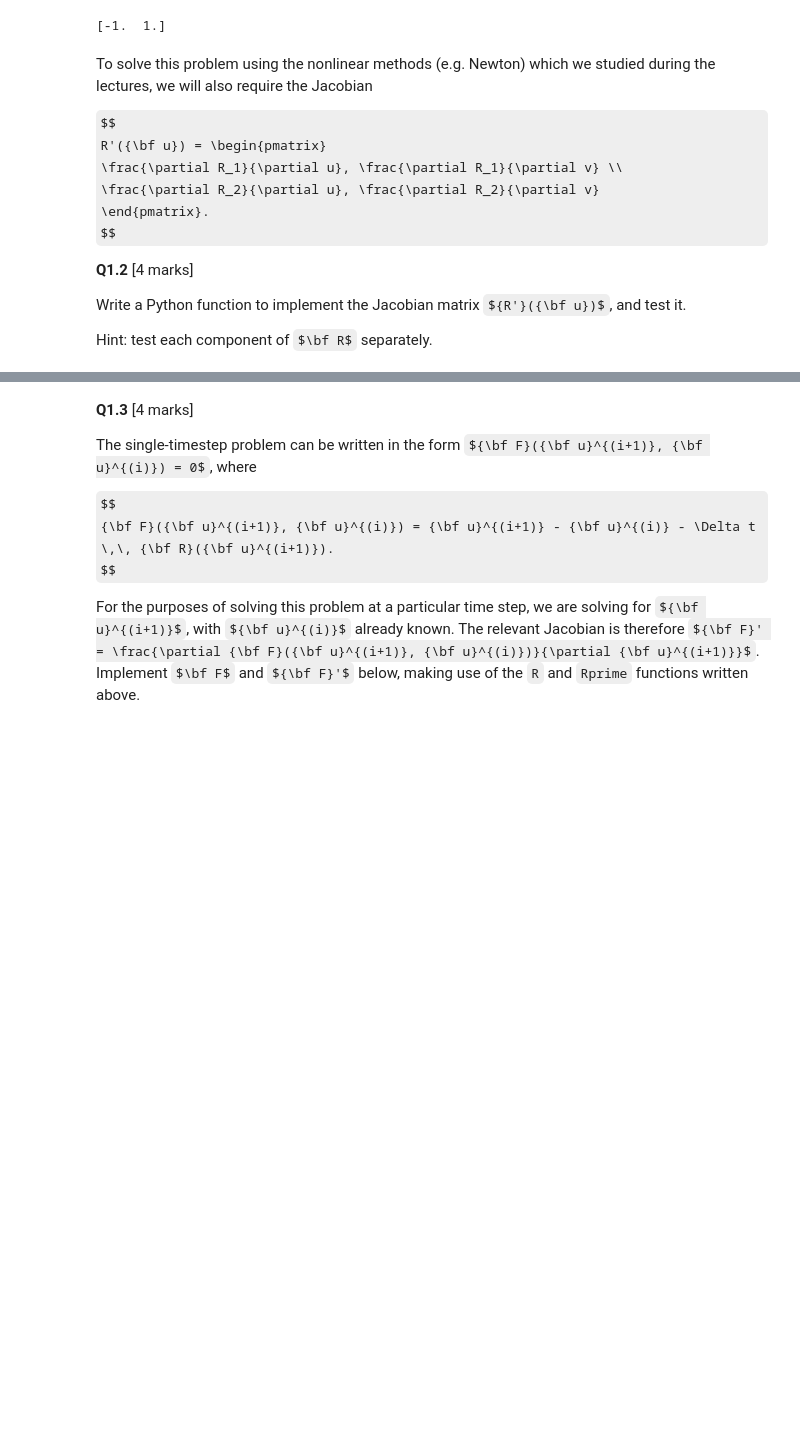
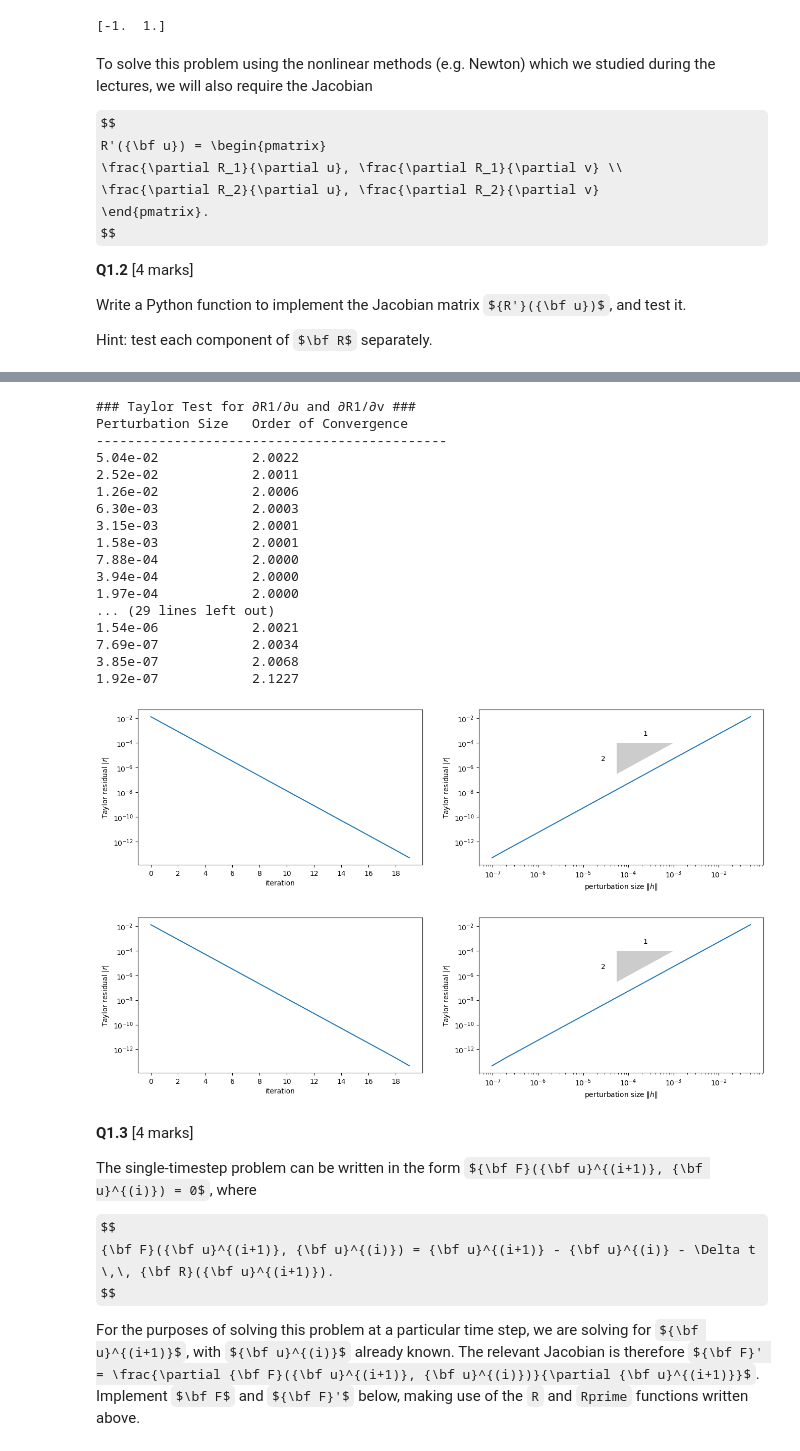
Before and after one commit to benedikt-samwer/inversion_and_optimization_2, a Jupyter notebook: Assessment2_pt2.ipynb, the cells around one changed output, grey strips where cells are left out. Drawn from its saved outputs; the diff is of its cells as text; code cells hidden in the pictures; some formulas as TeX source; blank space fills up the shorter version.

```diff
--- a/Assessment2_pt2.ipynb
+++ b/Assessment2_pt2.ipynb
@@ -78,8 +76,13 @@ def taylor_test(f, grad_f, x, h0, max_iter=20, plot_convergence=True, print_conv
 
     if print_convergence:
         residuals = np.array(residuals)
-        print('Order of convergence, log(r(h_i)/r(h_{i+1}))/log(2):')
-        print(np.log(residuals[:-1]/residuals[1:])/np.log(2))
+        orders = np.log(residuals[:-1] / residuals[1:]) / np.log(2)  # Compute order of convergence
+
+        # Print formatted table
+        print(f"{'Perturbation Size':<20}{'Order of Convergence'}")
+        print("-" * 45)
+        for h, order in zip(hnorms[:-1], orders):
+            print(f"{h:.2e} {' ' * 10} {order:.4f}")
 # %% [markdown]
 ## Question 1 [30 Marks]: A nonlinear timestepping problem
 
@@ -215,3 +173,60 @@ Order of convergence, log(r(h_i)/r(h_{i+1}))/log(2):
+# %%
+import numpy as np
+
+def R(u, v, A=1, B=3):
+    """ Computes the function R(u, v) for the Brusselator system. """
+    return np.array([A + u**2 * v - (B + 1) * u, B * u - u**2 * v])
+
+def R1(u, v, A=1, B=3):
+    """ Computes the first component R1(u, v). """
+    return A + u**2 * v - (B + 1) * u
+
+def R2(u, v, A=1, B=3):
+    """ Computes the second component R2(u, v). """
+    return B * u - u**2 * v
+
+def Rprime(u, v, A=1, B=3):
+    """ Computes the Jacobian matrix R'(u, v) for the Brusselator system. """
+    return np.array([
+        [2 * u * v - (B + 1), u**2],
+        [B - 2 * u * v, -u**2]
+    ])
+
+# Define test point
+np.random.seed(42)
+u_test = np.random.uniform(0, 5)
+v_test = np.random.uniform(0, 5)
+x_R = np.array([u_test, v_test])
+
+# Define small perturbation
+h0_R = np.random.uniform(-0.1, 0.1, size=2)
+
+# Run separate Taylor tests for R1 and R2
+print("\n### Taylor Test for ∂R1/∂u and ∂R1/∂v ###")
+taylor_test(lambda x: R1(x[0], x[1]), lambda x: Rprime(x[0], x[1])[0], x_R, h0_R)
+
+print("\n### Taylor Test for ∂R2/∂u and ∂R2/∂v ###")
+taylor_test(lambda x: R2(x[0], x[1]), lambda x: Rprime(x[0], x[1])[1], x_R, h0_R)
+# %% [output]
+### Taylor Test for ∂R1/∂u and ∂R1/∂v ###
+Perturbation Size   Order of Convergence
+---------------------------------------------
+5.04e-02            2.0022
+2.52e-02            2.0011
+1.26e-02            2.0006
+6.30e-03            2.0003
+3.15e-03            2.0001
+1.58e-03            2.0001
+7.88e-04            2.0000
+3.94e-04            2.0000
+1.97e-04            2.0000
+... (29 lines left out)
+1.54e-06            2.0021
+7.69e-07            2.0034
+3.85e-07            2.0068
+1.92e-07            2.1227
+[figure, added]
+[figure, added]
 # %% [markdown]
 **Q1.3** [4 marks]
 
```
Also changed, not shown: parts of 25 cells of this notebook, 2 other files.
